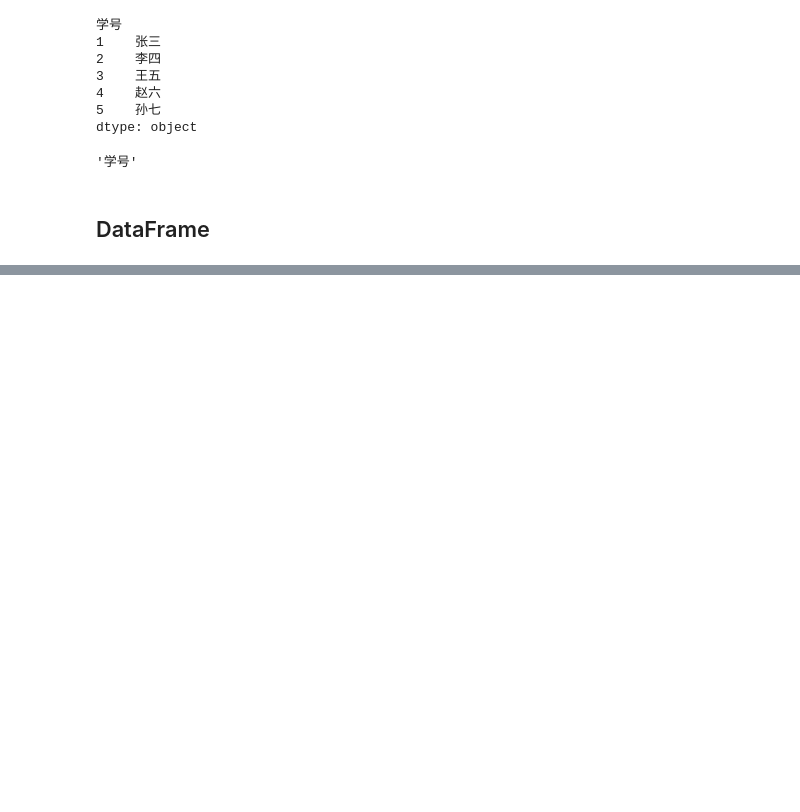
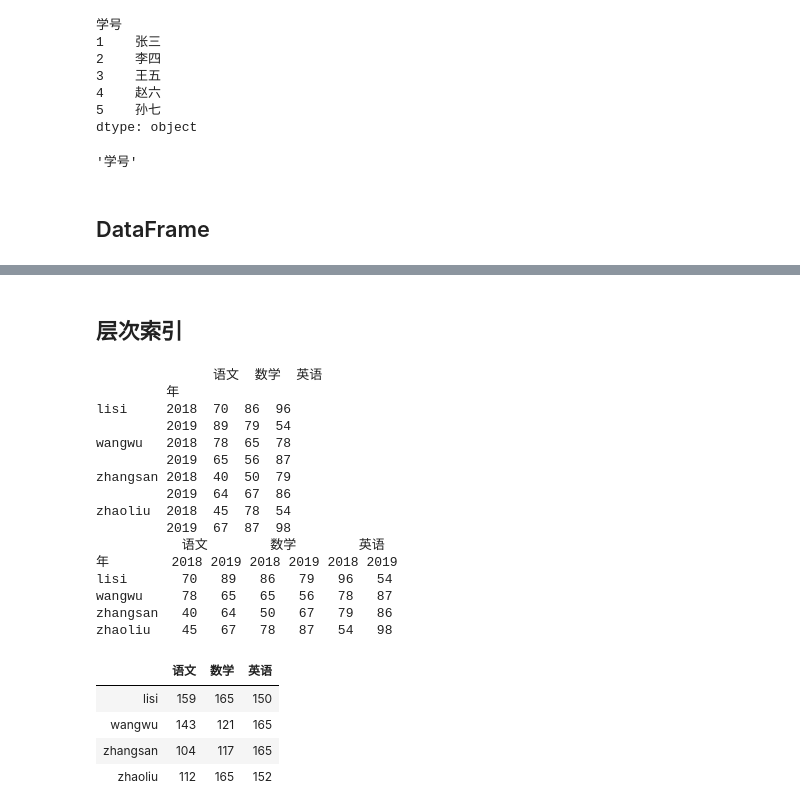
Before and after one commit to silianpan/pydata-book, a Jupyter notebook: pandas_test.ipynb, the cells around one changed output, grey strips where cells are left out. Drawn from its saved outputs; the diff is of its cells as text; code cells hidden in the pictures; blank space fills up the shorter version.

```diff
--- a/pandas_test.ipynb
+++ b/pandas_test.ipynb
@@ -274,0 +346,67 @@ stu_df6
+# %% [markdown]
+## 层次索引
+# %%
+# 创建DataFrame对象
+'''
+行：姓名；值：分数，列：学科
+姓名        年    语文  数学 英语
+zhangsan 2018    40    50   79
+         2019    64    67   86
+lisi     2018    70    86   96
+         2019    89    79   54
+wangwu   2018    78    65   78
+         2019    65    56   87
+zhaoliu  2018    45    78   54
+         2019    67    87   98
+'''
+df = pd.DataFrame({
+    '年': [2018, 2019, 2018, 2019, 2018, 2019, 2018, 2019],
+    '语文': [40, 64, 70, 89, 78, 65, 45, 67],
+    '数学': [50, 67, 86, 79, 65, 56, 78, 87],
+    '英语': [79, 86, 96, 54, 78, 87, 54, 98],
+}, index=['zhangsan', 'zhangsan', 'lisi', 'lisi', 'wangwu', 'wangwu', 'zhaoliu', 'zhaoliu'])
+
+# 分组,和数据库的sql语句原理相同的
+# groupby分组函数
+df2 = df.groupby([df['年']]).mean()
+
+df3 = df.groupby([df.index, df['年']]).sum()
+df3
+
+# ffill向前填充NA缺失数据
+# df3.fillna(method='ffill')
+# 重命名索引列
+# df3.rename(index = {'lisi': '李四'})
+# 修改索引列
+# df3.set_index('name')
+
+# 目标：求每个人每年的分数总和
+print(df3)
+df5 = df3.unstack()
+print(df5)
+
+df4 = df.groupby([df.index]).sum()
+df4.drop('年', axis = 1, inplace=True)
+df4
+# %% [output]
+               语文  数学  英语
+         年
+lisi     2018  70  86  96
+         2019  89  79  54
+wangwu   2018  78  65  78
+         2019  65  56  87
+zhangsan 2018  40  50  79
+         2019  64  67  86
+zhaoliu  2018  45  78  54
+         2019  67  87  98
+           语文        数学        英语
+年        2018 2019 2018 2019 2018 2019
+lisi       70   89   86   79   96   54
+wangwu     78   65   65   56   78   87
+zhangsan   40   64   50   67   79   86
+zhaoliu    45   67   78   87   54   98
+|  | 语文 | 数学 | 英语 |
+| lisi | 159 | 165 | 150 |
+| wangwu | 143 | 121 | 165 |
+| zhangsan | 104 | 117 | 165 |
+| zhaoliu | 112 | 165 | 152 |
```
Also changed, not shown: parts of 2 cells of this notebook, 6 other files.
